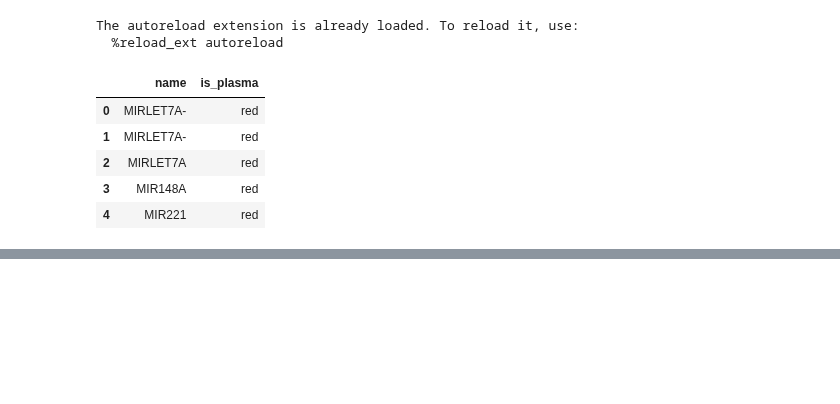
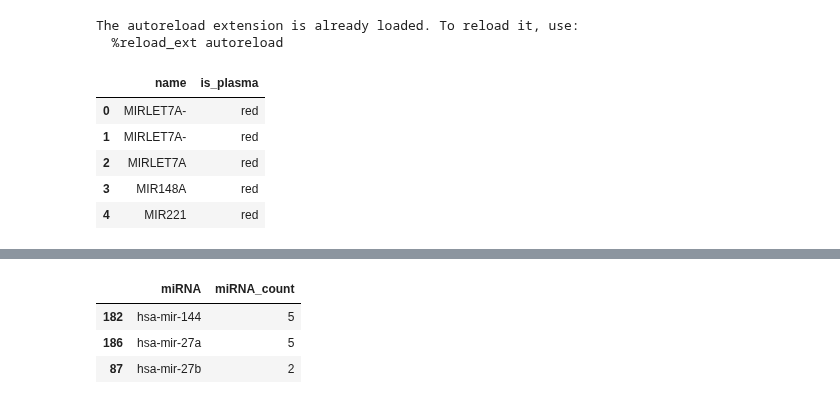
Before and after one commit to wckdouglas/cfNA, a Jupyter notebook: plots/plot_miRNA.ipynb, the cells around one changed output, grey strips where cells are left out. Saved outputs shown, nothing was run; the diff lists cells and outputs as text; code cells hidden in the pictures; blank space fills up the shorter version.

```diff
--- a/plots/plot_miRNA.ipynb
+++ b/plots/plot_miRNA.ipynb
@@ -367,0 +204,8 @@ fig.tight_layout()
+# %%
+all_count \
+    .pipe(lambda d: d[d.miRNA.str.contains('-451|-144|-27')])
+# %% [output]
+|  | miRNA | miRNA_count |
+| 182 | hsa-mir-144 | 5 |
+| 186 | hsa-mir-27a | 5 |
+| 87 | hsa-mir-27b | 2 |
```
Also changed, not shown: parts of 14 cells of this notebook, 1 other file.
